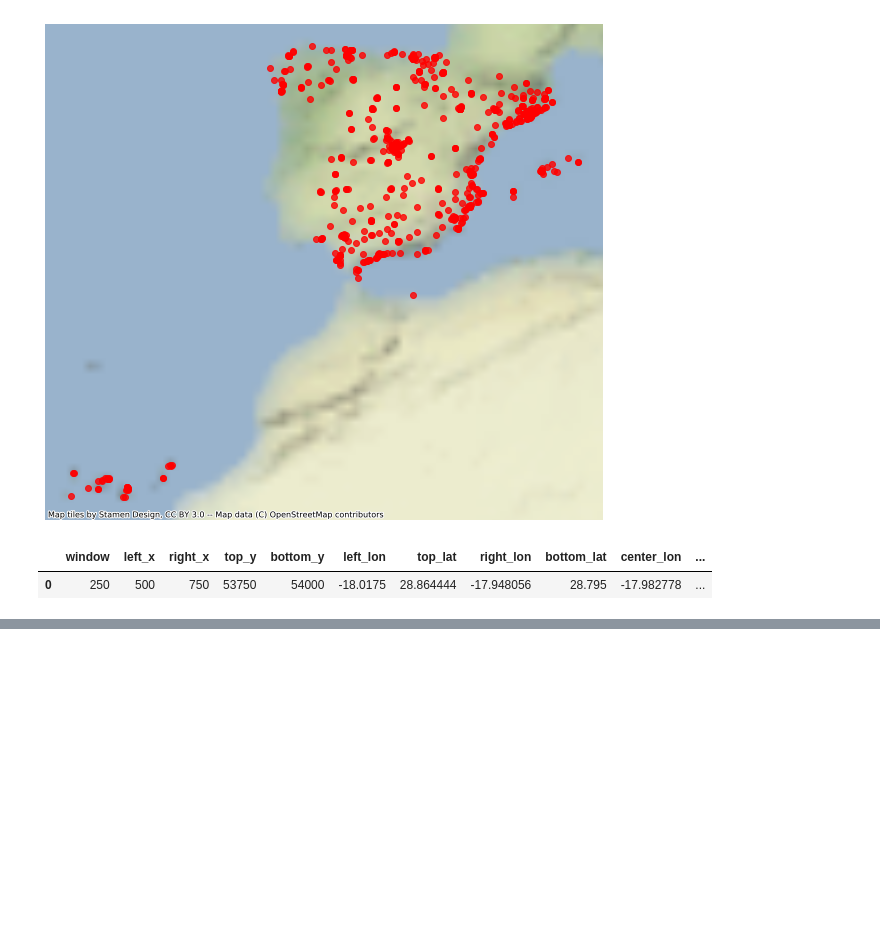
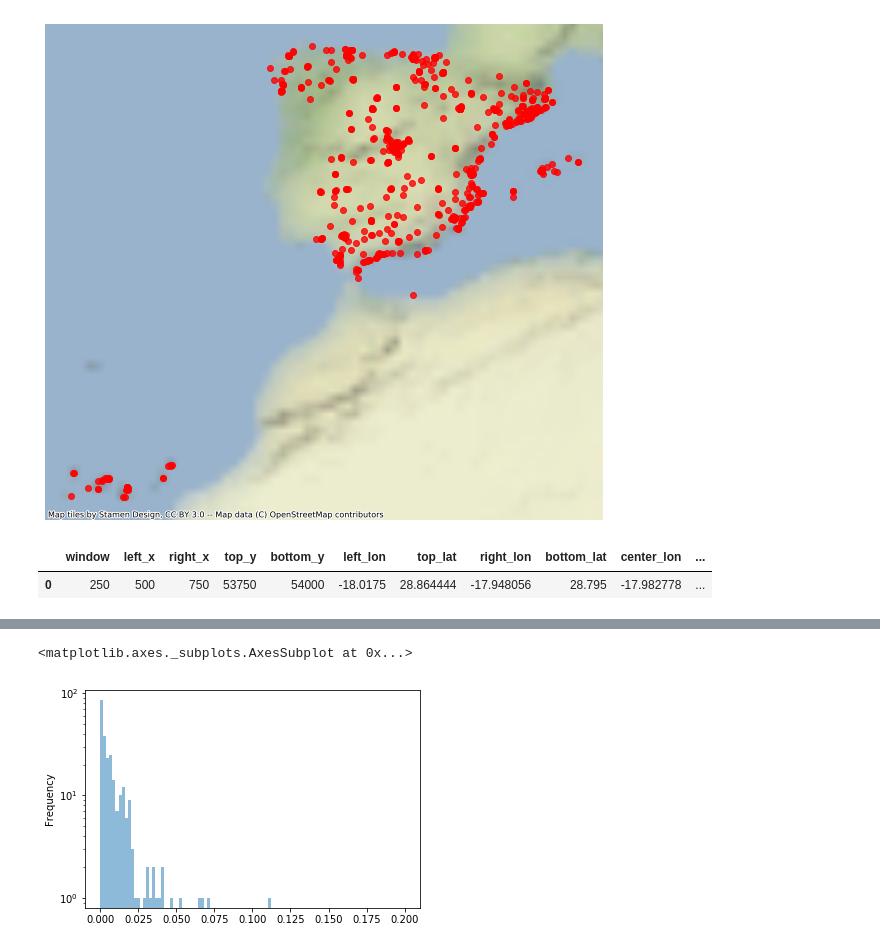
Before and after one commit to datapartnership/covid-19, a Jupyter notebook: accessibility-Spain.ipynb, the cells around one changed output, grey strips where cells are left out. Saved outputs shown, nothing was run; the diff lists cells and outputs as text; code cells hidden in the pictures; blank space fills up the shorter version.

```diff
--- a/accessibility-Spain.ipynb
+++ b/accessibility-Spain.ipynb
@@ -671,0 +645,6 @@ hh?
+# %%
+h['c_p']=h['NCAMAS']/h['tot_pop_60+']
+h['c_p'].plot.hist(alpha=0.5,bins=100,cumulative=False,density=False,log=True,logx=False,range=(0,0.2))
+# %% [output]
+<matplotlib.axes._subplots.AxesSubplot at 0x...>
+[figure, added]
```
Also changed, not shown: parts of 23 cells of this notebook.
